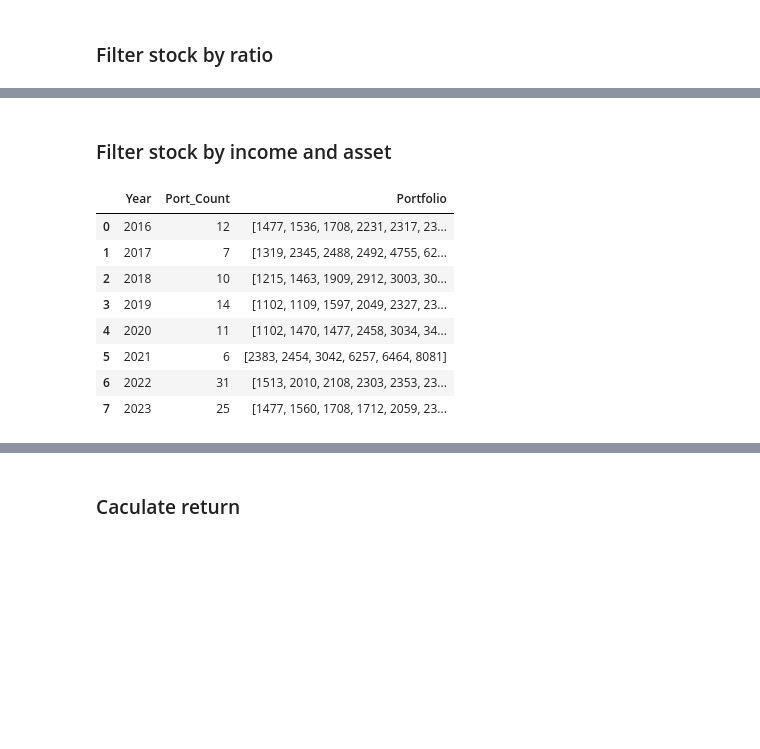
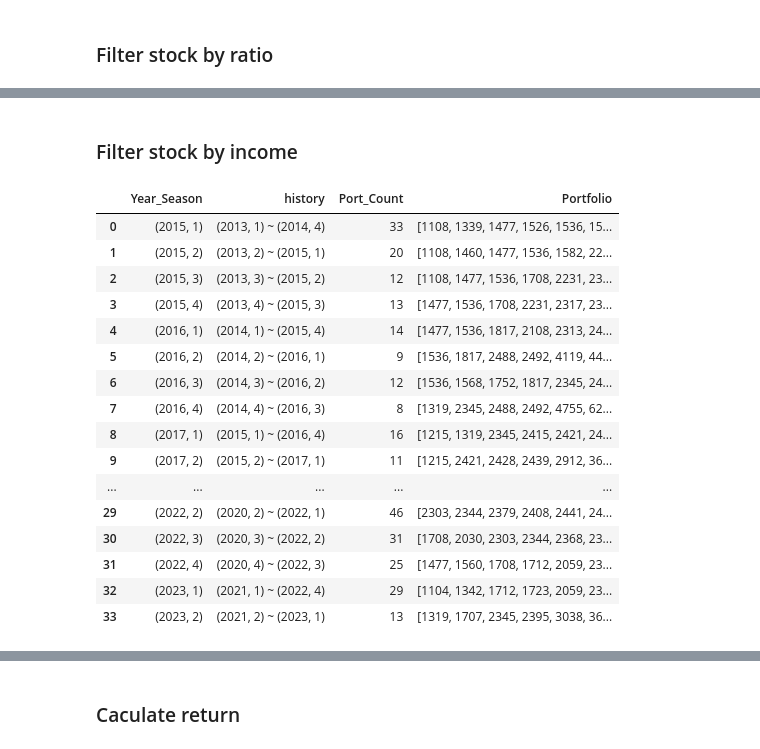
Before and after one commit to JulieKuo/stock, a Jupyter notebook: portfolio.ipynb, the cells around one changed output, grey strips where cells are left out. Drawn from its saved outputs; the diff is of its cells as text; code cells hidden in the pictures; blank space fills up the shorter version.

```diff
--- a/portfolio.ipynb
+++ b/portfolio.ipynb
@@ -127,7 +113,7 @@ price_raw.head(3)
 def statement(df, keep_col, new_col_name):
     df = df.iloc[:, keep_col]
     df.columns = new_col_name
-    df = df.sort_values(["Year", "Season", "Symbol"]).reset_index(drop = True)
+    df = df.sort_values(["Symbol", "Year", "Season"]).reset_index(drop = True)
     df["Symbol"] = df["Symbol"].astype(str)
     df["Year"] = df["Year"] + 1911
 
@@ -202,7 +186,7 @@ def remove_cumulative(df, name, col):
 
         df_symbol = pd.concat([df_symbol, df_year], ignore_index = True)
 
-    df_symbol = df_symbol.sort_values(["Year", "Season", "Symbol"]).reset_index(drop = True)
+    df_symbol = df_symbol.sort_values(["Symbol", "Year", "Season"]).reset_index(drop = True)
 
     return df_symbol
 # %%
@@ -213,18 +197,18 @@ income_raw1 = remove_cumulative(df = income_raw, name = "income", col = ['Sales'
 # %%
-def split_year(df, name):
+def split_year(df, name, group_cols):
     dfs = {}
-    g = df.groupby("Year")
+    g = df.groupby(group_cols)
     for group, df_group in tqdm(g, desc = name):
         df_group = df_group.reset_index(drop = True)
         dfs[group] = df_group
 
     return dfs
 # %%
-prices  = split_year(df = price_raw,   name = "price")
-twiis   = split_year(df = twii_raw,    name = "twii")
-ratios  = split_year(df = ratio_raw,   name = "ratio")
-incomes = split_year(df = income_raw1, name = "income")
-assets  = split_year(df = asset_raw,   name = "asset")
+prices  = split_year(df = price_raw,   name = "price",  group_cols = "Year")
+twiis   = split_year(df = twii_raw,    name = "twii",   group_cols = "Year")
+ratios  = split_year(df = ratio_raw,   name = "ratio",  group_cols = ["Year", "Season"])
+incomes = split_year(df = income_raw1, name = "income", group_cols = ["Year", "Season"])
+assets  = split_year(df = asset_raw,   name = "asset",  group_cols = ["Year", "Season"])
 # %% [markdown]
 ### Filter stock by ratio
 # %%
@@ -282,47 +263,54 @@ filter_stock
 # %% [markdown]
-### Filter stock by income and asset
+### Filter stock by income
 # %%
 filter_stock1 = []
-for i in tqdm(range(len(filter_stock)), desc = "year"):
-    year = filter_stock.loc[i, "Year"] - 1
-    income = pd.concat([incomes[year-2], incomes[year-1], incomes[year]]) # 合併近三年財報
+for i in tqdm(range(len(all_seasons)-8)):
+    # 抓出近8季資料
+    income = pd.DataFrame()
+    for year_season in all_seasons[i:i+8]:
+        income = pd.concat([income, incomes[year_season]], ignore_index = True)
+
+    # 抓出要進一步篩選的股票
     portfolio = filter_stock.loc[i, "Portfolio"]
     income = income.query("Symbol in @portfolio").reset_index(drop = True)
-
-    # Q4要隔年3月才會公布，只抓到Q3
-    income = income.set_index(["Year", "Season"])
-    income = income.loc[(year-2, 4) : (year, 3)].reset_index()
 
     # YOY皆為正
     income1 = pd.DataFrame()
     g = income.groupby("Symbol")
     for group, df_group in g:
         df_group = df_group.reset_index(drop = True)
 
-        # 近8季 所有值 > 0
+        # 近8季 營收、毛利、營業利益、稅後淨利、EPS > 0
         remove_flag = (df_group.loc[:, "Sales":"EPS"] < 0).any().any()
         if remove_flag:
             continue
 
         # 所有值 近四季 比 近八到五季 高
-        keep_flag = (df_group.loc[:3, "Sales":"EPS"] < df_group.shift(-4).loc[:3, "Sales":"EPS"]).all().all()
-        if (keep_flag) and (len(df_group) >= 4):
-            df_group = df_group.iloc[-4:].reset_index(drop = True)
+        keep_flag = (df_group.loc[:3, "Sales":"EPS"].values < df_group.loc[4:, "Sales":"EPS"].values).all()
+        if keep_flag:
+            df_group = df_group.loc[4:].reset_index(drop = True)
             income1 = pd.concat([income1, df_group], ignore_index = True)
 
-    income = income1.copy()
-    portfolio = income["Symbol"].unique()
-    filter_stock1.append([year+1, len(portfolio), portfolio])
+    portfolio = income1["Symbol"].unique()
+    filter_stock1.append([all_seasons[i+8], f"{all_seasons[i]} ~ {all_seasons[i+7]}", len(portfolio), portfolio])
 
-filter_stock = pd.DataFrame(filter_stock1, columns = ["Year", "Port_Count", "Portfolio"])
+filter_stock = pd.DataFrame(filter_stock1, columns = ["Year_Season", "history", "Port_Count", "Portfolio"])
 filter_stock
 # %% [output]
-|  | Year | Port_Count | Portfolio |
-| 0 | 2016 | 12 | [1477, 1536, 1708, 2231, 2317, 23... |
-| 1 | 2017 | 7 | [1319, 2345, 2488, 2492, 4755, 62... |
-| 2 | 2018 | 10 | [1215, 1463, 1909, 2912, 3003, 30... |
-| 3 | 2019 | 14 | [1102, 1109, 1597, 2049, 2327, 23... |
-| 4 | 2020 | 11 | [1102, 1470, 1477, 2458, 3034, 34... |
-| 5 | 2021 | 6 | [2383, 2454, 3042, 6257, 6464, 8081] |
-| 6 | 2022 | 31 | [1513, 2010, 2108, 2303, 2353, 23... |
-| 7 | 2023 | 25 | [1477, 1560, 1708, 1712, 2059, 23... |
+|  | Year_Season | history | Port_Count | Portfolio |
+| 0 | (2015, 1) | (2013, 1) ~ (2014, 4) | 33 | [1108, 1339, 1477, 1526, 1536, 15... |
+| 1 | (2015, 2) | (2013, 2) ~ (2015, 1) | 20 | [1108, 1460, 1477, 1536, 1582, 22... |
+| 2 | (2015, 3) | (2013, 3) ~ (2015, 2) | 12 | [1108, 1477, 1536, 1708, 2231, 23... |
+| 3 | (2015, 4) | (2013, 4) ~ (2015, 3) | 13 | [1477, 1536, 1708, 2231, 2317, 23... |
+| 4 | (2016, 1) | (2014, 1) ~ (2015, 4) | 14 | [1477, 1536, 1817, 2108, 2313, 24... |
+| 5 | (2016, 2) | (2014, 2) ~ (2016, 1) | 9 | [1536, 1817, 2488, 2492, 4119, 44... |
+| 6 | (2016, 3) | (2014, 3) ~ (2016, 2) | 12 | [1536, 1568, 1752, 1817, 2345, 24... |
+| 7 | (2016, 4) | (2014, 4) ~ (2016, 3) | 8 | [1319, 2345, 2488, 2492, 4755, 62... |
+| 8 | (2017, 1) | (2015, 1) ~ (2016, 4) | 16 | [1215, 1319, 2345, 2415, 2421, 24... |
+| 9 | (2017, 2) | (2015, 2) ~ (2017, 1) | 11 | [1215, 2421, 2428, 2439, 2912, 36... |
+| ... | ... | ... | ... | ... |
+| 29 | (2022, 2) | (2020, 2) ~ (2022, 1) | 46 | [2303, 2344, 2379, 2408, 2441, 24... |
+| 30 | (2022, 3) | (2020, 3) ~ (2022, 2) | 31 | [1708, 2030, 2303, 2344, 2368, 23... |
+| 31 | (2022, 4) | (2020, 4) ~ (2022, 3) | 25 | [1477, 1560, 1708, 1712, 2059, 23... |
+| 32 | (2023, 1) | (2021, 1) ~ (2022, 4) | 29 | [1104, 1342, 1712, 1723, 2059, 23... |
+| 33 | (2023, 2) | (2021, 2) ~ (2023, 1) | 13 | [1319, 1707, 2345, 2395, 3038, 36... |
```
Also changed, not shown: parts of 32 cells of this notebook.
